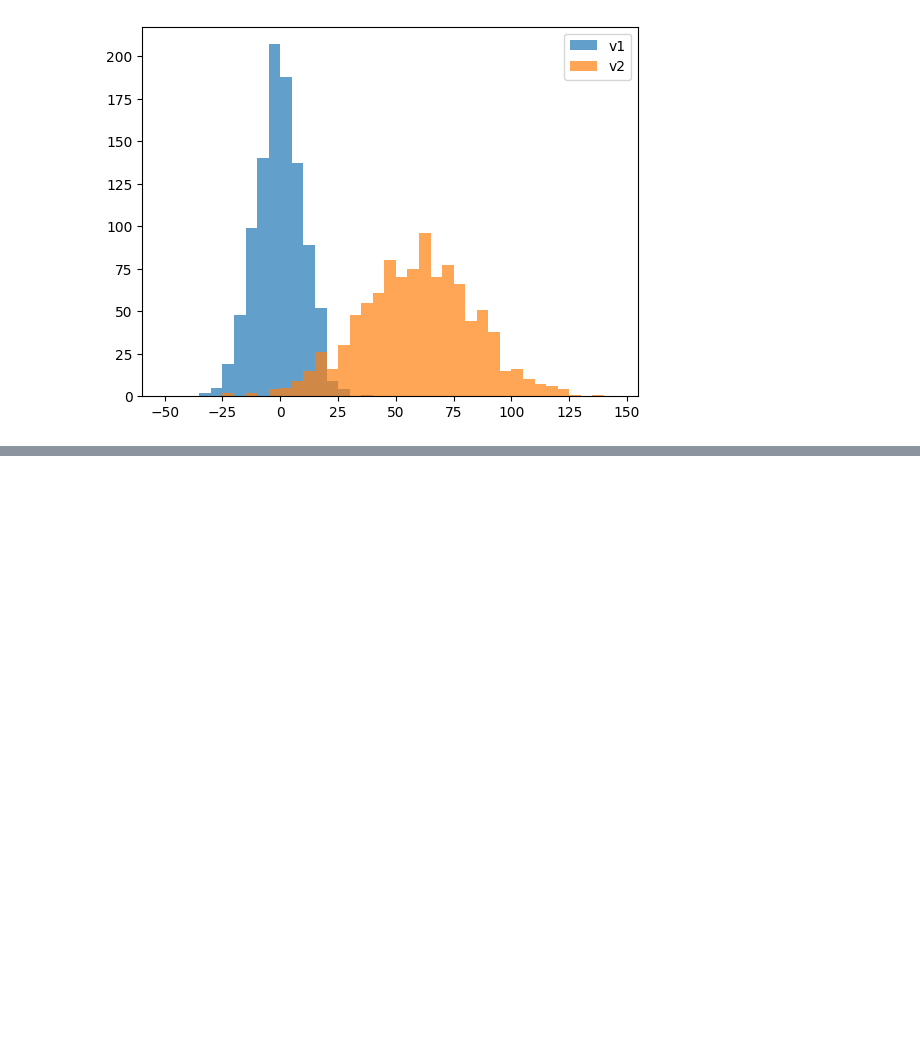
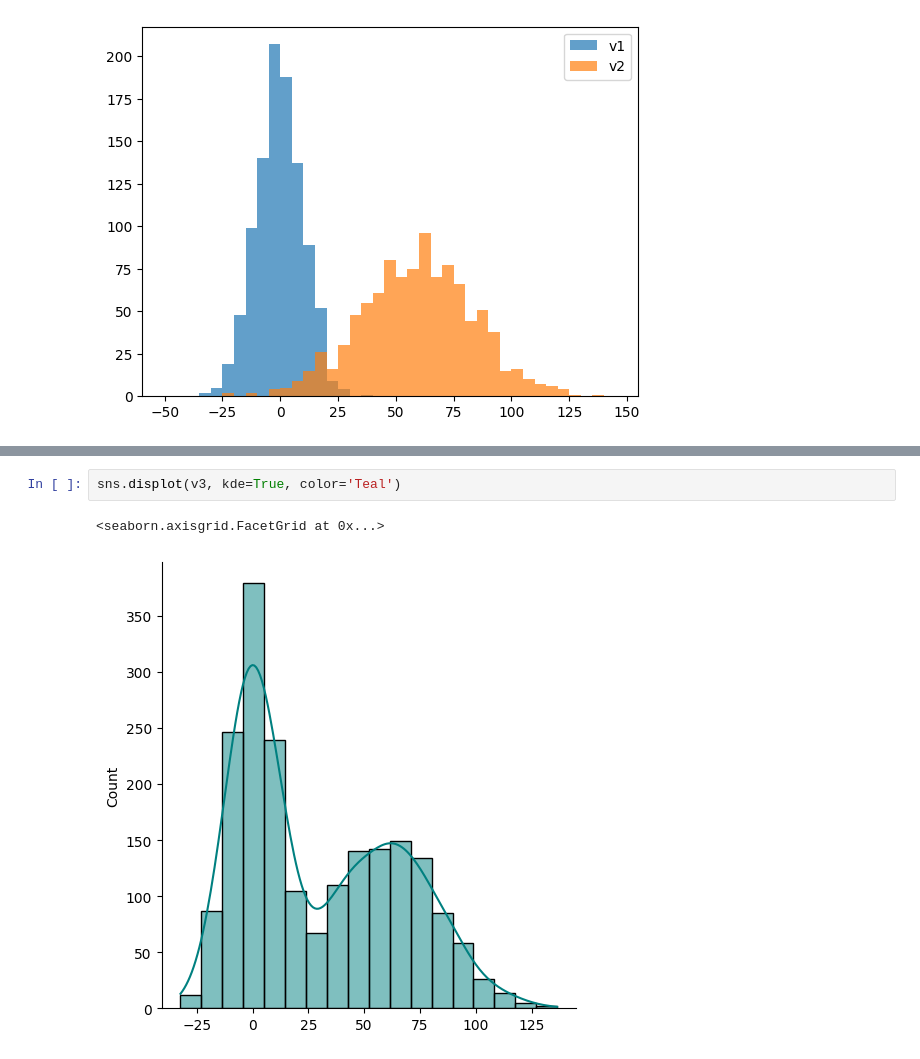
Before and after one commit to Zainab-Ayoub/dataScienceProblems, a Jupyter notebook: seaborn.ipynb, the cells around one changed output, grey strips where cells are left out. Drawn from its saved outputs; the diff is of its cells as text; blank space fills up the shorter version.

```diff
--- a/seaborn.ipynb
+++ b/seaborn.ipynb
@@ -19,0 +24,5 @@ plt.hist([v1, v2], histtype='barstacked'), normed=True
+# %%
+sns.displot(v3, kde=True, color='Teal')
+# %% [output]
+<seaborn.axisgrid.FacetGrid at 0x...>
+[figure, added]
```
Also changed, not shown: parts of 5 cells of this notebook.
